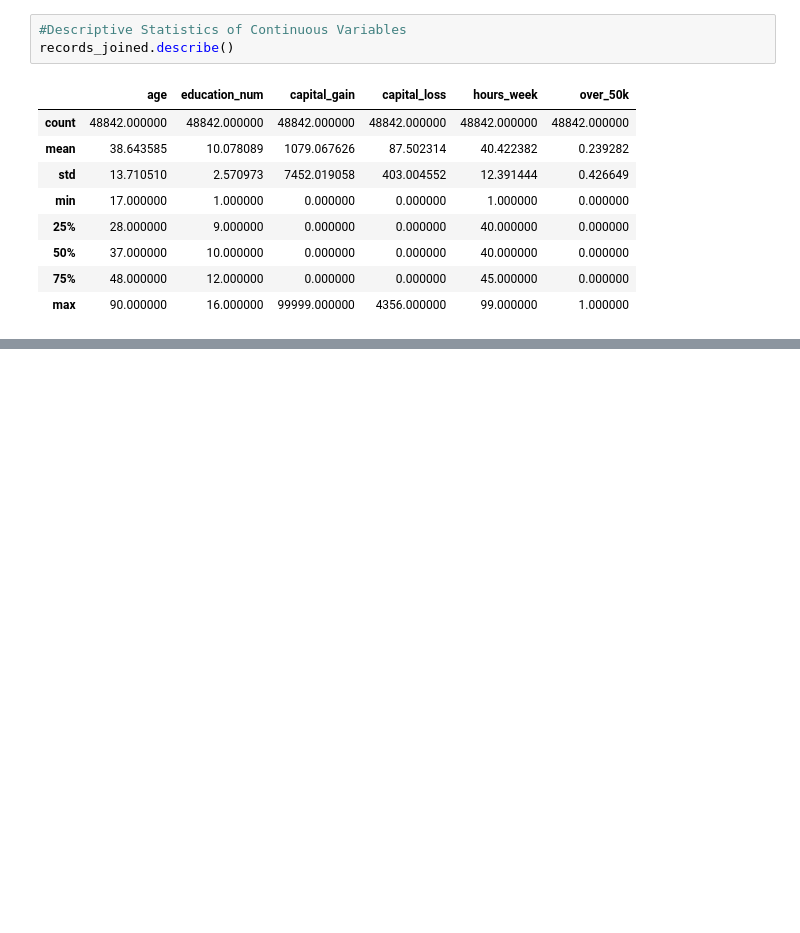
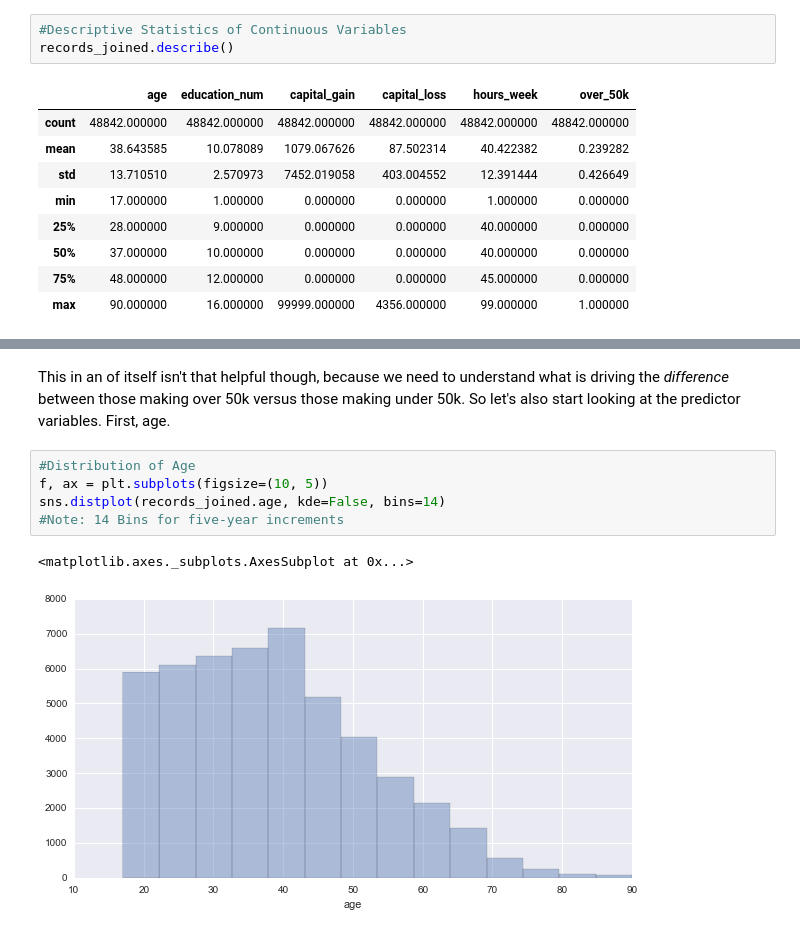
Before and after one commit to richconboy/RTI-Exercises, a Jupyter notebook: exercise01/Rich Conboy - Exercise Code.ipynb, the cells around one changed output, grey strips where cells are left out. Drawn from its saved outputs; the diff is of its cells as text; blank space fills up the shorter version.

Commit message:
RTI Exercise Rough Draft
90% done, just needs some polish

```diff
--- a/exercise01/Rich Conboy - Exercise Code.ipynb
+++ b/exercise01/Rich Conboy - Exercise Code.ipynb
@@ -145,0 +157,10 @@ conn.close
+# %% [markdown]
+This in an of itself isn't that helpful though, because we need to understand what is driving the *difference* between those making over 50k versus those making under 50k.  So let's also start looking at the predictor variables.  First, age.
+# %%
+#Distribution of Age
+f, ax = plt.subplots(figsize=(10, 5))
+sns.distplot(records_joined.age, kde=False, bins=14)
+#Note: 14 Bins for five-year increments
+# %% [output]
+<matplotlib.axes._subplots.AxesSubplot at 0x...>
+[figure, added]
```
Also changed, not shown: parts of 52 cells of this notebook.
